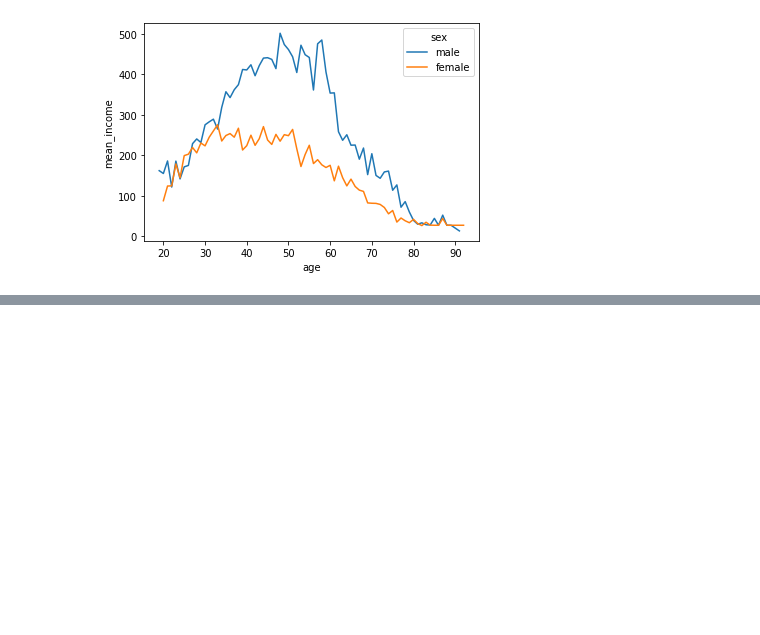
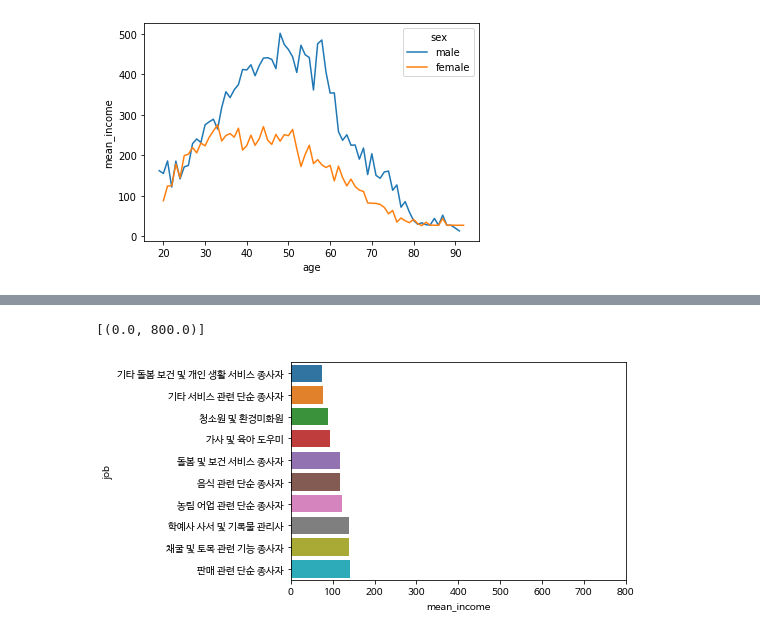
Before and after one commit to chaiminwoo0223/Data-Analysis, a Jupyter notebook: 08 - example.ipynb, the cells around one changed output, grey strips where cells are left out. Saved outputs shown, nothing was run; the diff lists cells and outputs as text; code cells hidden in the pictures; blank space fills up the shorter version.

```diff
--- a/08 - example.ipynb
+++ b/08 - example.ipynb
@@ -357,0 +511,5 @@ sns.lineplot(data = sex_age, x = 'age', y = 'mean_income', hue = 'sex')
+# %%
+sns.barplot(data = bottom10, x = 'mean_income', y = 'job').set(xlim = (0,800))
+# %% [output]
+[(0.0, 800.0)]
+[figure, added]
```
Also changed, not shown: parts of 25 cells of this notebook.
